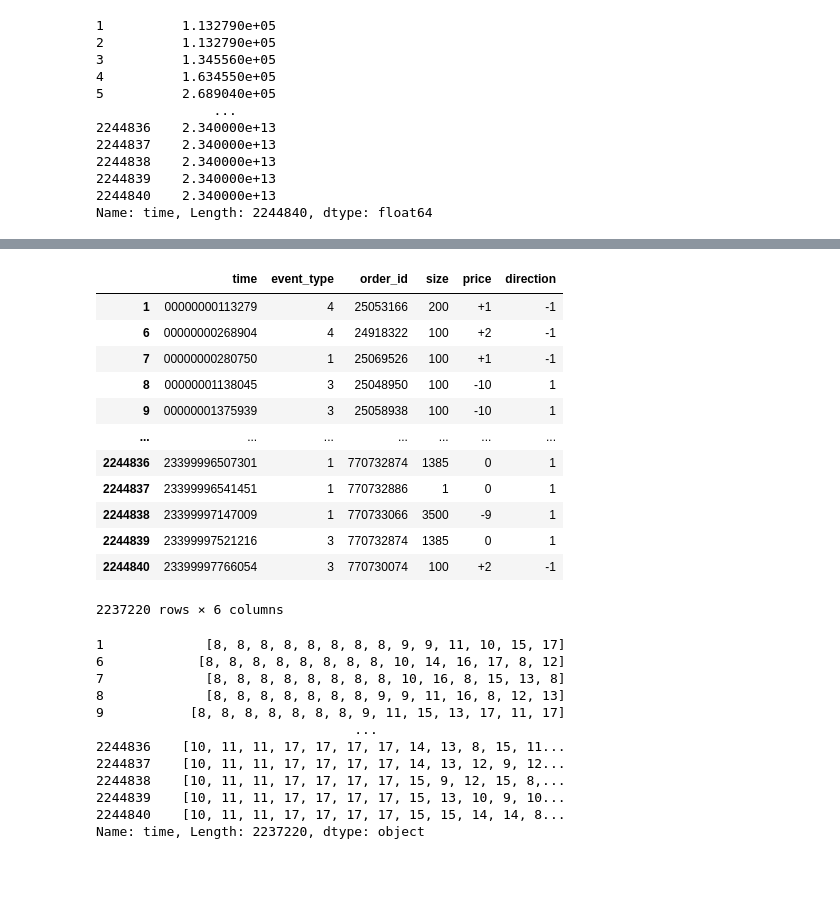
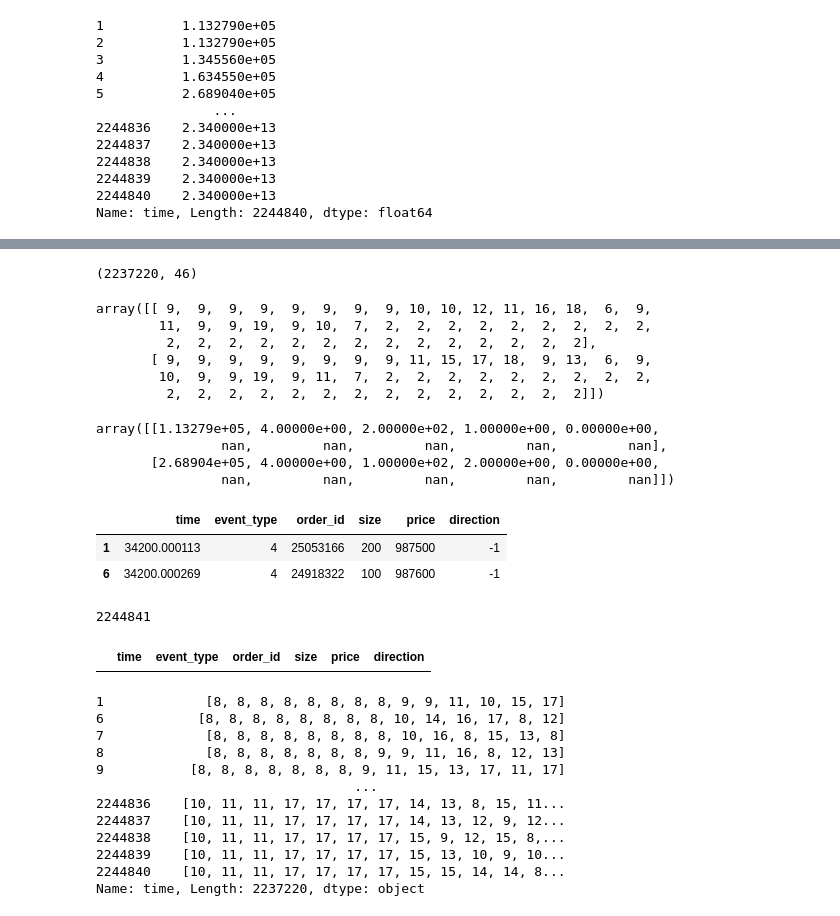
Before and after one commit to saschafrey/LOBS5_Prediction, a Jupyter notebook: lob/lobster_preproc.ipynb, the cells around one changed output, grey strips where cells are left out. Saved outputs shown, nothing was run; the diff lists cells and outputs as text; code cells hidden in the pictures; blank space fills up the shorter version.

```diff
--- a/lob/lobster_preproc.ipynb
+++ b/lob/lobster_preproc.ipynb
@@ -525,19 +737,37 @@ Name: price, dtype: int64
-# %%
-m_
-# %% [output]
-|  | time | event_type | order_id | size | price | direction |
-| 1 | 00000000113279 | 4 | 25053166 | 200 | +1 | -1 |
-| 6 | 00000000268904 | 4 | 24918322 | 100 | +2 | -1 |
-| 7 | 00000000280750 | 1 | 25069526 | 100 | +1 | -1 |
-| 8 | 00000001138045 | 3 | 25048950 | 100 | -10 | 1 |
-| 9 | 00000001375939 | 3 | 25058938 | 100 | -10 | 1 |
-| ... | ... | ... | ... | ... | ... | ... |
-| 2244836 | 23399996507301 | 1 | 770732874 | 1385 | 0 | 1 |
-| 2244837 | 23399996541451 | 1 | 770732886 | 1 | 0 | 1 |
-| 2244838 | 23399997147009 | 1 | 770733066 | 3500 | -9 | 1 |
-| 2244839 | 23399997521216 | 3 | 770732874 | 1385 | 0 | 1 |
-| 2244840 | 23399997766054 | 3 | 770730074 | 100 | +2 | -1 |
-2237220 rows × 6 columns
+# %%
+m_enc.shape
+# %% [output]
+(2237220, 46)
+# %%
+m_enc[:2]
+# %% [output]
+array([[ 9,  9,  9,  9,  9,  9,  9,  9, 10, 10, 12, 11, 16, 18,  6,  9,
+        11,  9,  9, 19,  9, 10,  7,  2,  2,  2,  2,  2,  2,  2,  2,  2,
+         2,  2,  2,  2,  2,  2,  2,  2,  2,  2,  2,  2,  2,  2],
+       [ 9,  9,  9,  9,  9,  9,  9,  9, 11, 15, 17, 18,  9, 13,  6,  9,
+        10,  9,  9, 19,  9, 11,  7,  2,  2,  2,  2,  2,  2,  2,  2,  2,
+         2,  2,  2,  2,  2,  2,  2,  2,  2,  2,  2,  2,  2,  2]])
+# %%
+tok.decode(m_enc[:2], v)
+# %% [output]
+array([[1.13279e+05, 4.00000e+00, 2.00000e+02, 1.00000e+00, 0.00000e+00,
+                nan,         nan,         nan,         nan,         nan],
+       [2.68904e+05, 4.00000e+00, 1.00000e+02, 2.00000e+00, 0.00000e+00,
+                nan,         nan,         nan,         nan,         nan]])
+# %%
+m.loc[m.event_type < 5].iloc[1:3]
+# %% [output]
+|  | time | event_type | order_id | size | price | direction |
+| 1 | 34200.000113 | 4 | 25053166 | 200 | 987500 | -1 |
+| 6 | 34200.000269 | 4 | 24918322 | 100 | 987600 | -1 |
+# %%
+len(m)
+# %% [output]
+2244841
+# %%
+m.loc[m.event_type == 1].loc[m.duplicated(keep=False)]
+# %% [output]
+|  | time | event_type | order_id | size | price | direction |
 # %%
 enc = v.ENCODING['generic']
 m_.time.apply(lambda num: [enc[d] for d in str(num)])
```
Also changed, not shown: parts of 24 cells of this notebook.
